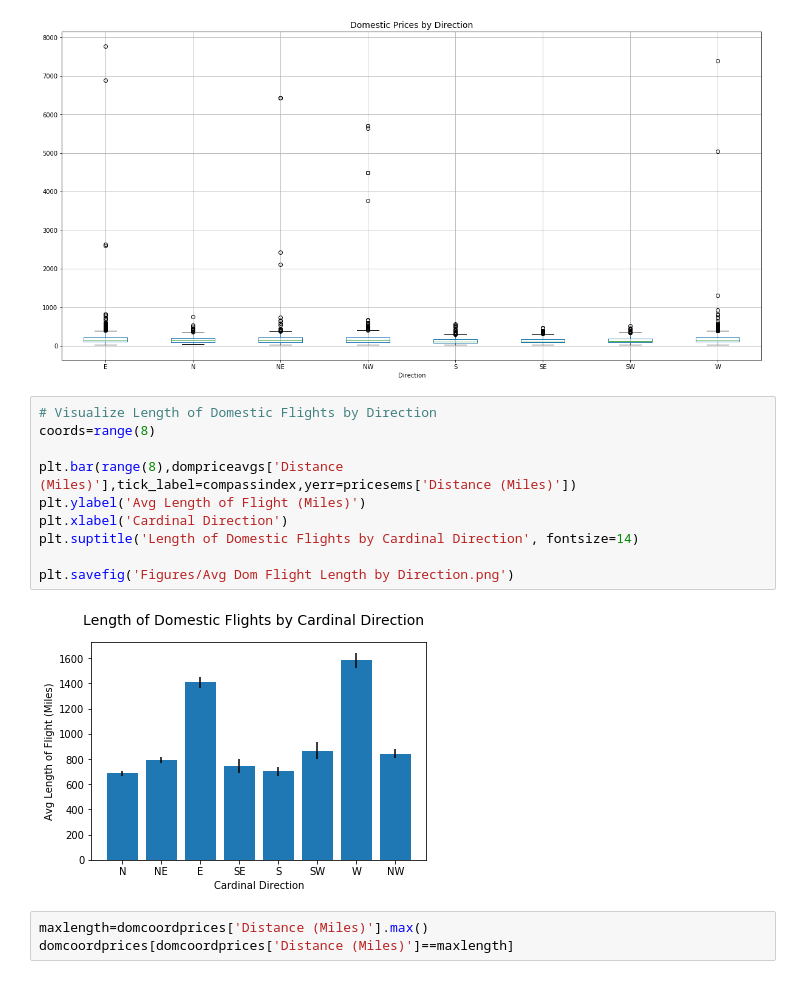
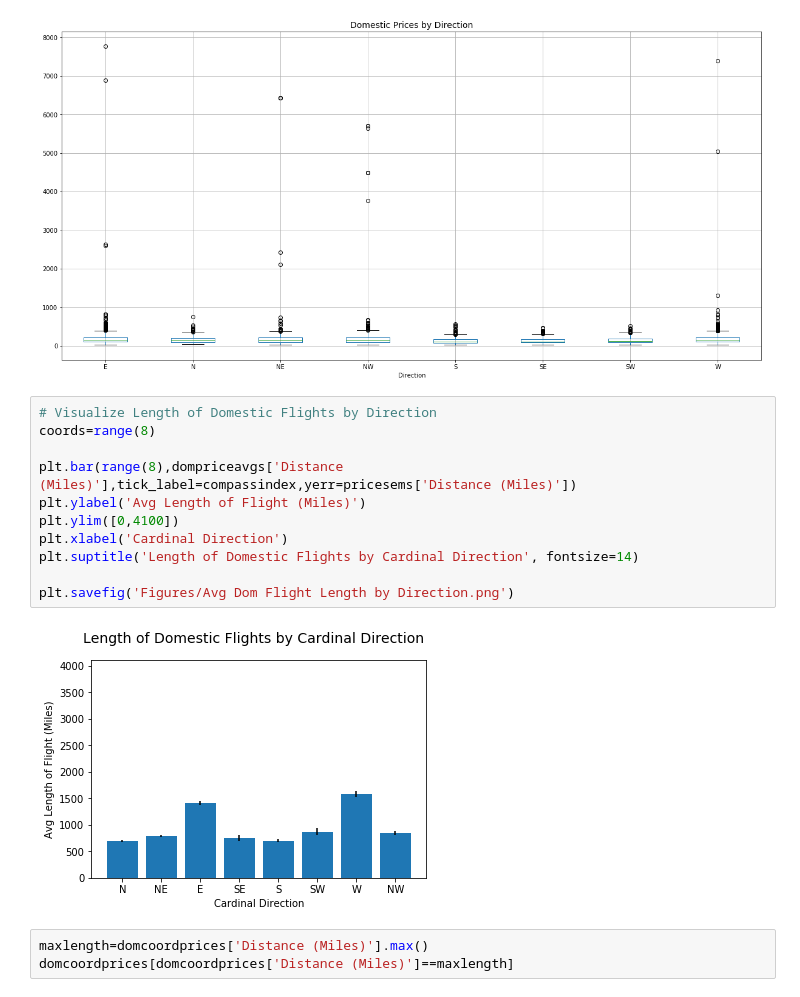
Before and after one commit to ajbinkley/project-one, a Jupyter notebook: Cardinal Directions.ipynb, the cells around one changed output. Saved outputs shown, nothing was run; the diff lists cells and outputs as text.

```diff
--- a/Cardinal Directions.ipynb
+++ b/Cardinal Directions.ipynb
@@ -495,15 +563,16 @@ plt.savefig('Figures/Domestic Prices by direction Boxplot.png')
 # %%
 # Visualize Length of Domestic Flights by Direction
 coords=range(8)
 
 plt.bar(range(8),dompriceavgs['Distance (Miles)'],tick_label=compassindex,yerr=pricesems['Distance (Miles)'])
 plt.ylabel('Avg Length of Flight (Miles)')
+plt.ylim([0,4100])
 plt.xlabel('Cardinal Direction')
 plt.suptitle('Length of Domestic Flights by Cardinal Direction', fontsize=14)
 
 plt.savefig('Figures/Avg Dom Flight Length by Direction.png')
 # %% [output]
-[figure, old version]
+[figure, new version]
 # %%
 maxlength=domcoordprices['Distance (Miles)'].max()
 domcoordprices[domcoordprices['Distance (Miles)']==maxlength]
```
Also changed, not shown: parts of 10 cells of this notebook.
